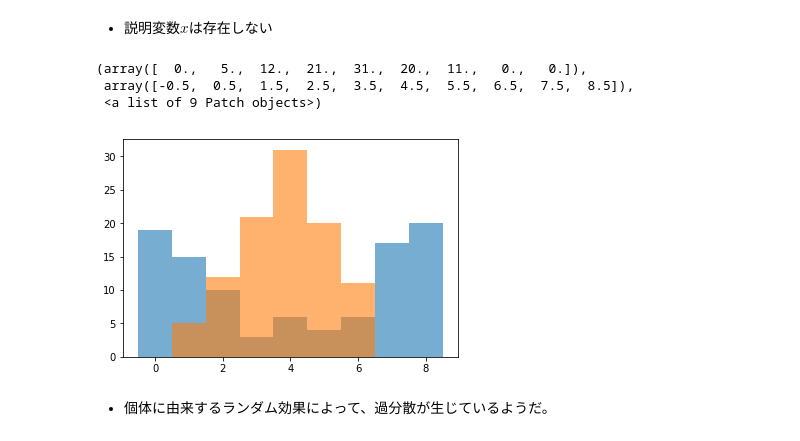
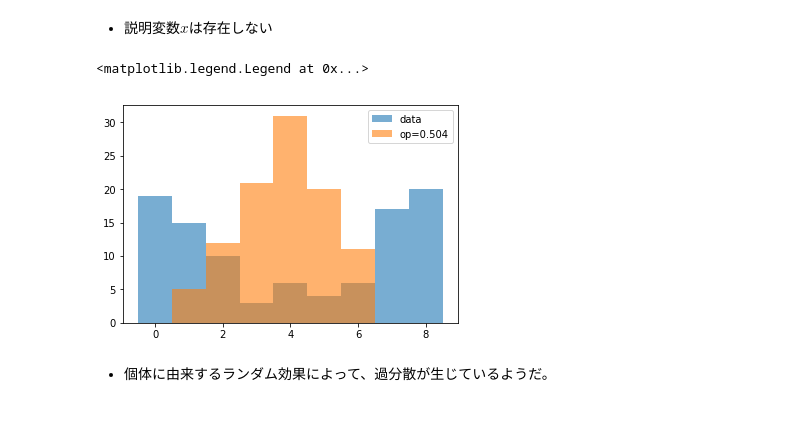
Before and after one commit to takitsuba/midoribon, a Jupyter notebook: Chap10/Chap10.ipynb, the cells around one changed output. Drawn from its saved outputs; the diff is of its cells as text; code cells hidden in the pictures.

```diff
--- a/Chap10/Chap10.ipynb
+++ b/Chap10/Chap10.ipynb
@@ -33,14 +33,13 @@ data_df.head()
 # %%
 # 生起確率0.504で、8個取り出すのを100回繰り返し、リストに入れる。
 y_list = rng.binomial(8,0.504,100)
 
-plt.hist(data_df.y,bins=np.arange(10)-0.5,alpha=0.6)
-plt.hist(y_list,bins=np.arange(10)-0.5,alpha=0.6)
+plt.hist(data_df.y,bins=np.arange(10)-0.5,alpha=0.6,label="data")
+plt.hist(y_list,bins=np.arange(10)-0.5,alpha=0.6,label="op=0.504")
+plt.legend()
 # %% [output]
-(array([  0.,   5.,  12.,  21.,  31.,  20.,  11.,   0.,   0.]),
- array([-0.5,  0.5,  1.5,  2.5,  3.5,  4.5,  5.5,  6.5,  7.5,  8.5]),
- <a list of 9 Patch objects>)
+<matplotlib.legend.Legend at 0x...>
-[figure, old version]
+[figure, new version]
 # %% [markdown]
 * 個体に由来するランダム効果によって、過分散が生じているようだ。
 # %% [markdown]
```
Also changed, not shown: parts of 18 cells of this notebook, 3 other files.
